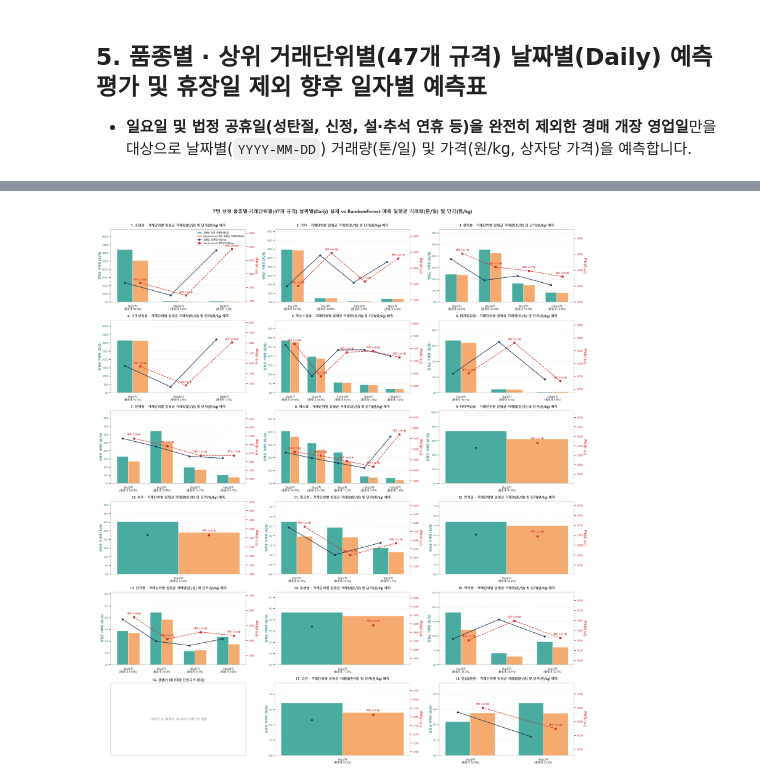
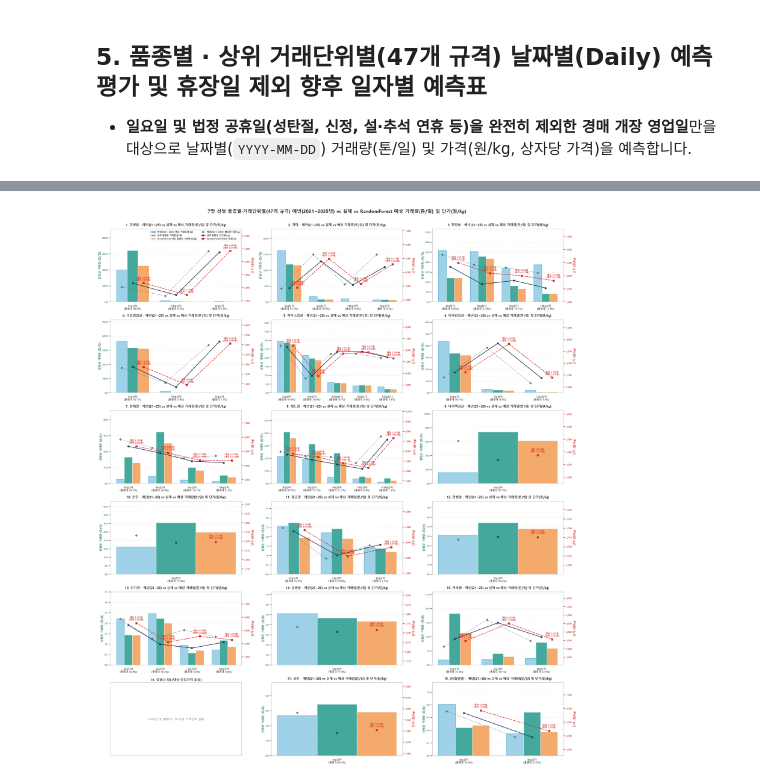
Before and after one commit to hongdonjoo70/new, a Jupyter notebook: random_forest.ipynb, the cells around one changed output, grey strips where cells are left out. Cells and saved outputs as stored; diff of their text form; code cells hidden in the pictures.

```diff
--- a/random_forest.ipynb
+++ b/random_forest.ipynb
@@ -1426,8 +1869,8 @@ display(fut_offseason_check_df)
 # %%
-# 1) 18개 품종별 상위 거래단위(47개 규격) 일평균 실제 vs RandomForest 예측 거래량(톤/일) 및 단가(원/kg) 비교 그래프 (6행 x 3열)
+# 1) 18개 품종별 상위 거래단위(47개 규격) 예년(2021~2025년) vs 실제 vs RandomForest 예상(예측) 거래량(톤/일) 및 단가(원/kg) 비교 그래프 (6행 x 3열)
 ncols_p = 3
 nrows_p = int(np.ceil(len(variety_order) / ncols_p))
-fig, axes = plt.subplots(nrows_p, ncols_p, figsize=(23, nrows_p * 4.3))
+fig, axes = plt.subplots(nrows_p, ncols_p, figsize=(23, nrows_p * 4.4))
 axes = axes.flatten()
 
 for idx, var_name in enumerate(variety_order):
@@ -1442,11 +1885,12 @@ for idx, var_name in enumerate(variety_order):
         continue
 
     x_pos = np.arange(len(sub_g))
-    w = 0.34
-    ax1.bar(x_pos - w/2, sub_g['_act_vol'], width=w, color='#2A9D8F', alpha=0.85, label='일평균 실제 거래량(톤/일)')
-    ax1.bar(x_pos + w/2, sub_g['_pred_vol'], width=w, color='#F4A261', alpha=0.9, label='RandomForest 예측 일평균 거래량(톤/일)')
+    w = 0.25
+    ax1.bar(x_pos - w, sub_g['_hist_vol'], width=w, color='#8ECAE6', edgecolor='#219EBC', alpha=0.85, label='예년(2021~2025) 평균 거래량(톤/일)')
+    ax1.bar(x_pos, sub_g['_act_vol'], width=w, color='#2A9D8F', alpha=0.88, label='실제 일평균 거래량(톤/일)')
+    ax1.bar(x_pos + w, sub_g['_pred_vol'], width=w, color='#F4A261', alpha=0.92, label='RandomForest 예상 일평균 거래량(톤/일)')
 
-    ax1.set_title(f"{idx + 1}. {var_name} - 거래단위별 일평균 거래량(톤/일) 및 단가(원/kg) 예측", fontsize=11, fontweight='bold', pad=10)
+    ax1.set_title(f"{idx + 1}. {var_name} - 예년(21~25) vs 실제 vs 예상 거래량(톤/일) 및 단가(원/kg)", fontsize=10.8, fontweight='bold', pad=10)
     ax1.set_xticks(x_pos)
     ax1.set_xticklabels(
         [f"{r['거래단위']}\n(품종내 {r['품종내 비중']})" for _, r in sub_g.iterrows()],
@@ -1458,29 +1902,30 @@ for idx, var_name in enumerate(variety_order):
     ax1.grid(axis='y', linestyle='--', alpha=0.35)
     ax1.grid(axis='x', visible=False)
 
-    max_v = max(sub_g['_act_vol'].max(), sub_g['_pred_vol'].max())
-    ax1.set_ylim(0, max_v * 1.38 if max_v > 0 else 1)
+    max_v = max(sub_g['_hist_vol'].max(), sub_g['_act_vol'].max(), sub_g['_pred_vol'].max())
+    ax1.set_ylim(0, max_v * 1.42 if max_v > 0 else 1)
 
     ax2 = ax1.twinx()
-    ax2.plot(x_pos - w/2, sub_g['_act_prc'], color='#1D3557', marker='o', linewidth=1.8, markersize=5.5, label='일평균 실제단가(원/kg)')
-    ax2.plot(x_pos + w/2, sub_g['_pred_prc'], color='#D62828', marker='s', linestyle='--', linewidth=1.8, markersize=5.5, label='RandomForest 예측단가(원/kg)')
+    ax2.plot(x_pos - w, sub_g['_hist_prc'], color='#6C757D', marker='D', linestyle=':', linewidth=1.6, markersize=5.0, label='예년(2021~2025) 평균단가(원/kg)')
+    ax2.plot(x_pos, sub_g['_act_prc'], color='#1D3557', marker='o', linewidth=1.8, markersize=5.5, label='실제 일평균 단가(원/kg)')
+    ax2.plot(x_pos + w, sub_g['_pred_prc'], color='#D62828', marker='s', linestyle='--', linewidth=1.8, markersize=5.5, label='RandomForest 예상단가(원/kg)')
     ax2.set_ylabel('단가 (원/kg)', color='#D62828', fontsize=9, fontweight='bold')
     ax2.tick_params(axis='y', labelcolor='#D62828', labelsize=8)
     ax2.yaxis.set_major_formatter(ticker.StrMethodFormatter('{x:,.0f}'))
     ax2.grid(False)
 
-    min_p = min(sub_g['_act_prc'].min(), sub_g['_pred_prc'].min())
-    max_p = max(sub_g['_act_prc'].max(), sub_g['_pred_prc'].max())
-    ax2.set_ylim(max(0, min_p * 0.65), max_p * 1.3)
+    min_p = min(sub_g['_hist_prc'].min(), sub_g['_act_prc'].min(), sub_g['_pred_prc'].min())
+    max_p = max(sub_g['_hist_prc'].max(), sub_g['_act_prc'].max(), sub_g['_pred_prc'].max())
+    ax2.set_ylim(max(0, min_p * 0.65), max_p * 1.35)
 
     for xi, (_, r) in enumerate(sub_g.iterrows()):
         ax2.text(
-            xi + w/2,
+            xi + w,
             r['_pred_prc'] + (max_p * 0.03),
-            f"예측 {r['_pred_prc']:,.0f}원",
+            f"예상 {r['_pred_prc']:,.0f}원\n(예년 {r['_hist_prc']:,.0f}원)",
             ha='center',
             va='bottom',
-            fontsize=7.5,
+            fontsize=7.0,
             fontweight='bold',
             color='#D62828'
         )
@@ -1488,22 +1933,22 @@ for idx, var_name in enumerate(variety_order):
     if idx == 0:
         h1, l1 = ax1.get_legend_handles_labels()
         h2, l2 = ax2.get_legend_handles_labels()
-        ax1.legend(h1 + h2, l1 + l2, loc='upper right', fontsize=7.5)
+        ax1.legend(h1 + h2, l1 + l2, loc='upper right', fontsize=7.2, ncol=2)
 
 for j in range(len(variety_order), len(axes)):
     axes[j].set_visible(False)
 
-fig.suptitle('7번 선정 품종별·거래단위별(47개 규격) 날짜별(Daily) 실제 vs RandomForest 예측 일평균 거래량(톤/일) 및 단가(원/kg)', fontsize=16, fontweight='bold', y=1.003)
+fig.suptitle('7번 선정 품종별·거래단위별(47개 규격) 예년(2021~2025년) vs 실제 vs RandomForest 예상 거래량(톤/일) 및 단가(원/kg)', fontsize=15.5, fontweight='bold', y=1.003)
 plt.tight_layout()
 plt.show()
 
-# 2) 주요 8개 품종 대표 거래단위의 날짜별(일요일·공휴일 제외 영업일) 시계열 + 설/추석 명절 구간 강조 그래프
+# 2) 주요 8개 품종 대표 거래단위의 날짜별 시계열: 예년(2021~2025년) 가격·거래량 vs 실제 및 RandomForest 예상(예측) 가격·거래량 추이
 rep_groups = [
     '조생귤_5kg상자', '한라봉_3kg상자', '극조생감귤_5kg상자', '하우스감귤_3kg상자',
     '비가림감귤_5kg상자', '천혜향_3kg상자', '레드향_3kg상자', '타이벡감귤_5kg상자'
 ]
 
-fig2, axes2 = plt.subplots(4, 2, figsize=(21, 17))
+fig2, axes2 = plt.subplots(4, 2, figsize=(21, 17.5))
 axes2 = axes2.flatten()
 
 for idx, gid in enumerate(rep_groups):
@@ -1518,6 +1963,15 @@ for idx, gid in enumerate(rep_groups):
 
     x_h = np.arange(len(sub_hist))
     x_f = np.arange(len(sub_hist), len(all_d_labels))
+    x_all = np.arange(len(all_d_labels))
+
+    # 예년(2021~2025년) 동시점 거래량(톤) 및 단가(원/kg) 시계열 결합 (주간 전환 경계 5일 이동평균 완충)
+    hist_vol_series = pd.Series(
+        sub_hist['hist_wk_vol_ton'].tolist() + sub_fut['hist_wk_vol_ton'].tolist()
+    ).rolling(5, min_periods=1, center=True).mean().values
+    hist_prc_series = pd.Series(
+        sub_hist['hist_wk_prc_kg'].tolist() + sub_fut['hist_wk_prc_kg'].tolist()
+    ).rolling(5, min_periods=1, center=True).mean().values
 
     # 설날/추석 전후 구간 배경 하이라이트
     for xi, hp in enumerate(all_periods):
@@ -1526,49 +1980,52 @@ for idx, gid in enumerate(rep_groups):
         elif '후(' in hp:
             ax1.axvspan(xi - 0.5, xi + 0.5, color='#A8DADC', alpha=0.28)
 
-    ax1.bar(x_h, sub_hist['volume_ton'], color='#2A9D8F', alpha=0.42, width=0.8, label='실제 일별 거래량(톤)')
-    ax1.plot(x_h, sub_hist['pred_vol_p50'], color='#1F776D', linewidth=1.6, label='RandomForest 일별 예측물량(P50)')
-    ax1.fill_between(x_h, sub_hist['pred_vol_p10'], sub_hist['pred_vol_p90'], color='#2A9D8F', alpha=0.18, label='물량 P10~P90 구간')
+    ax1.bar(x_h, sub_hist['volume_ton'], color='#2A9D8F', alpha=0.38, width=0.8, label='실제 일별 거래량(톤)')
+    ax1.plot(x_all, hist_vol_series, color='#6A4C93', linestyle='-.', linewidth=1.9, label='예년(2021~2025) 동시점 거래량(톤)')
+    ax1.plot(x_h, sub_hist['pred_vol_p50'], color='#1F776D', linewidth=1.6, label='RandomForest 일별 예상물량(P50)')
+    ax1.fill_between(x_h, sub_hist['pred_vol_p10'], sub_hist['pred_vol_p90'], color='#2A9D8F', alpha=0.16, label='예상물량 P10~P90 구간')
 
-    ax1.bar(x_f, sub_fut['pred_vol_p50'], color='#F4A261', alpha=0.78, width=0.8, label='향후 영업일 예측물량(톤)')
+    ax1.bar(x_f, sub_fut['pred_vol_p50'], color='#F4A261', alpha=0.78, width=0.8, label='향후 영업일 예상물량(톤)')
     ax1.fill_between(x_f, sub_fut['pred_vol_p10'], sub_fut['pred_vol_p90'], color='#F4A261', alpha=0.25)
 
     ax1.axvline(len(sub_hist) - 0.5, color='#D62828', linestyle='--', linewidth=1.4)
-    ax1.set_title(f"{idx + 1}. {gid.replace('_', ' - ')} : 날짜별(일요일·공휴일 제외) 거래량 및 단가 예측 (노란음영: 명절 전 대목)", fontsize=11, fontweight='bold')
+    ax1.set_title(f"{idx + 1}. {gid.replace('_', ' - ')} : 예년(2021~2025) vs 실제 및 예상 거래량·단가 추이 (노란음영: 명절 전 대목)", fontsize=10.8, fontweight='bold')
 
     tick_step = max(1, len(all_d_labels) // 8)
     tick_idx = list(range(0, len(all_d_labels), tick_step))
     ax1.set_xticks(tick_idx)
     ax1.set_xticklabels([all_d_labels[i] for i in tick_idx], fontsize=8.5, rotation=20)
     ax1.set_ylabel('일별 거래량 (톤/일)', color='#1F776D', fontsize=9, fontweight='bold')
     ax1.tick_params(axis='y', labelcolor='#1F776D', labelsize=8)
     ax1.yaxis.set_major_formatter(ticker.StrMethodFormatter('{x:,.0f}'))
     ax1.grid(axis='y', linestyle='--', alpha=0.35)
 
     ax2 = ax1.twinx()
+    ax2.plot(x_all, hist_prc_series, color='#5C677D', linestyle=':', linewidth=1.9, marker='^', markevery=max(1, len(x_all)//12), markersize=4.2, label='예년(2021~2025) 동시점 단가(원/kg)')
     ax2.plot(x_h, sub_hist['unit_price_kg_clean'], color='#1D3557', linewidth=1.2, alpha=0.7, label='실제 일별 단가(원/kg)')
-    ax2.plot(x_h, sub_hist['pred_prc_p50'], color='#D62828', linewidth=1.6, linestyle='--', label='RandomForest 일별 예측단가(P50)')
-    ax2.plot(
-        np.append(x_h[-1], x_f),
-        np.append(sub_hist['pred_prc_p50'].iloc[-1], sub_fut['pred_prc_p50'].values),
-        color='#E63946',
-        linewidth=2.0,
-        marker='o',
-        markersize=3,
-        label='향후 영업일 예측단가(원/kg)'
-    )
+    ax2.plot(x_h, sub_hist['pred_prc_p50'], color='#D62828', linewidth=1.6, linestyle='--', label='RandomForest 일별 예상단가(P50)')
+    if len(x_f) > 0:
+        ax2.plot(
+            np.append(x_h[-1], x_f),
+            np.append(sub_hist['pred_prc_p50'].iloc[-1], sub_fut['pred_prc_p50'].values),
+            color='#E63946',
+            linewidth=2.1,
+            marker='o',
+            markersize=3.2,
+            label='향후 영업일 예상단가(원/kg)'
+        )
     ax2.set_ylabel('일별 단가 (원/kg)', color='#D62828', fontsize=9, fontweight='bold')
     ax2.tick_params(axis='y', labelcolor='#D62828', labelsize=8)
     ax2.yaxis.set_major_formatter(ticker.StrMethodFormatter('{x:,.0f}'))
     ax2.grid(False)
 
     if idx == 0:
         h1, l1 = ax1.get_legend_handles_labels()
         h2, l2 = ax2.get_legend_handles_labels()
-        ax1.legend(h1 + h2, l1 + l2, loc='upper left', fontsize=7.5, ncol=2)
+        ax1.legend(h1 + h2, l1 + l2, loc='upper left', fontsize=7.1, ncol=2)
 
-fig2.suptitle('주요 품종 대표 거래단위 날짜별(일요일·공휴일 제외) 실제 vs RandomForest 예측 및 설·추석 명절 전후 추이', fontsize=15, fontweight='bold', y=1.003)
+fig2.suptitle('주요 품종 대표 거래단위 날짜별 예년(2021~2025년) 동시점 가격·거래량 vs 실제 및 RandomForest 예상(예측) 추이', fontsize=15, fontweight='bold', y=1.003)
 plt.tight_layout()
 plt.show()
 # %% [output]
-[figure, old version]
+[figure, new version]
```
Also changed, not shown: parts of 10 cells of this notebook, 3 other files.
